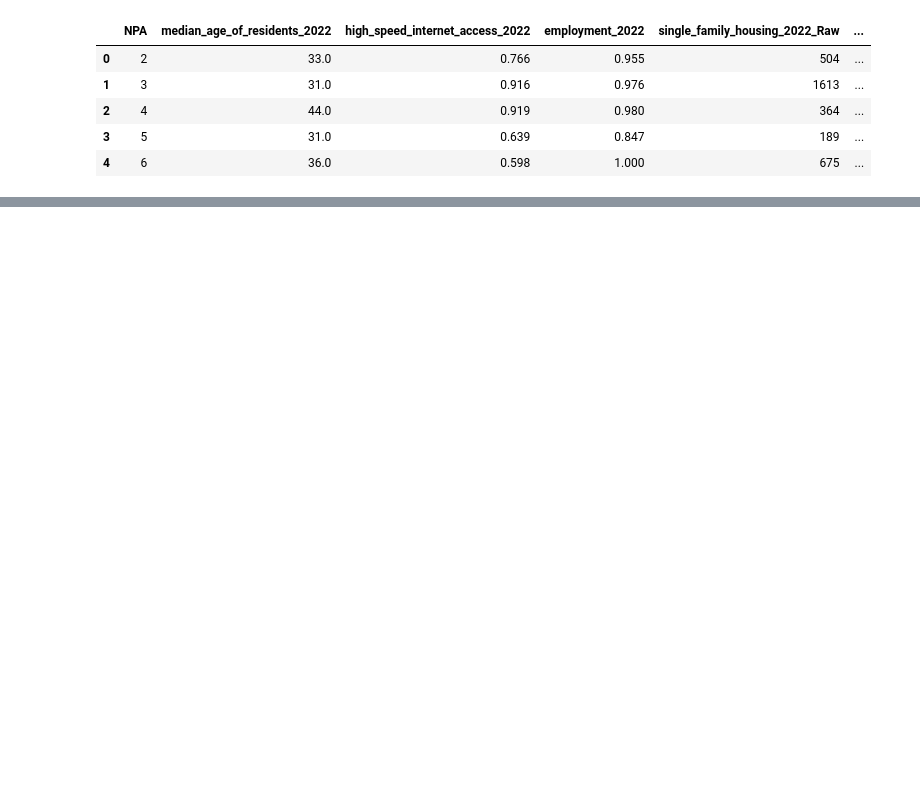
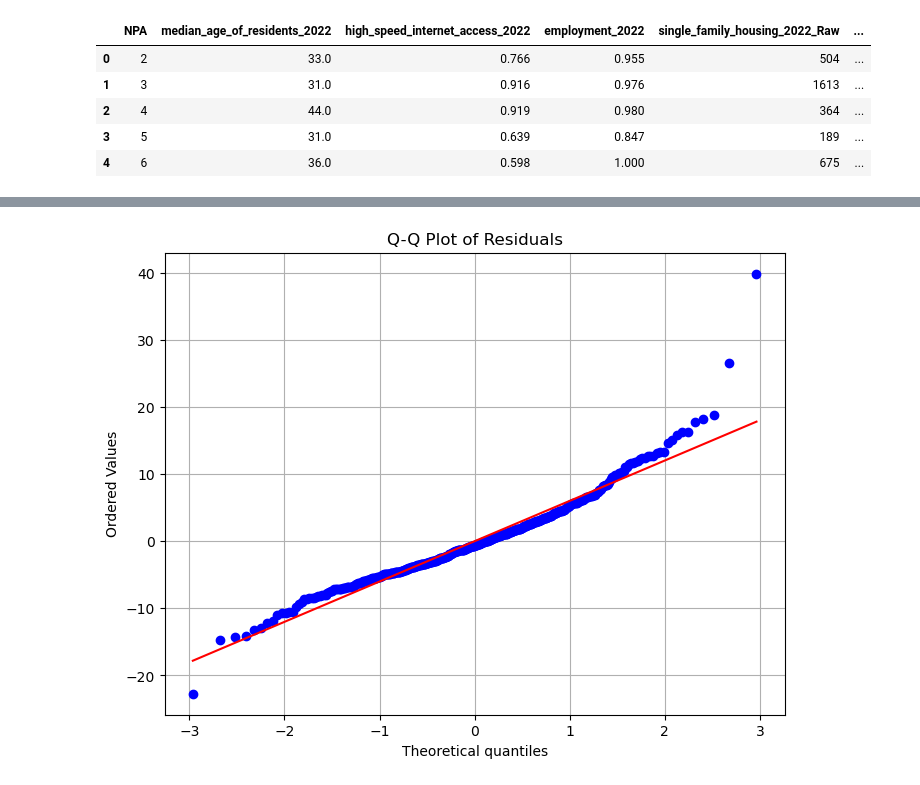
Before and after one commit to clarktommie/DTSC2302_Project_A, a Jupyter notebook: regression_project_2.ipynb, the cells around one changed output, grey strips where cells are left out. Saved outputs shown, nothing was run; the diff lists cells and outputs as text; code cells hidden in the pictures; blank space fills up the shorter version.

```diff
--- a/regression_project_2.ipynb
+++ b/regression_project_2.ipynb
@@ -83,3 +101,15 @@ strong multicollinearity or other numerical problems.
+# %%
+import matplotlib.pyplot as plt
+import scipy.stats as stats
+
+# Q-Q plot of the residuals
+plt.figure(figsize=(8, 6))
+stats.probplot(residuals, dist="norm", plot=plt)
+plt.title("Q-Q Plot of Residuals")
+plt.grid(True)
+plt.show()
+# %% [output]
+[figure, added]
 # %%
 #below is the original X features:
 #X = dataset[['high_speed_internet_access_2022','employment_2022','single_family_housing_2022_Raw','residential_occupancy_2022','home_ownership_2022','vacant_land_in_acres_2022','proximity_to_public_transportation_2022','street_connectivity_index_2022','proximity_to_school_age_care_2022','proximity_to_early_care_and_education_2022']]
```
Also changed, not shown: parts of 4 cells of this notebook.
